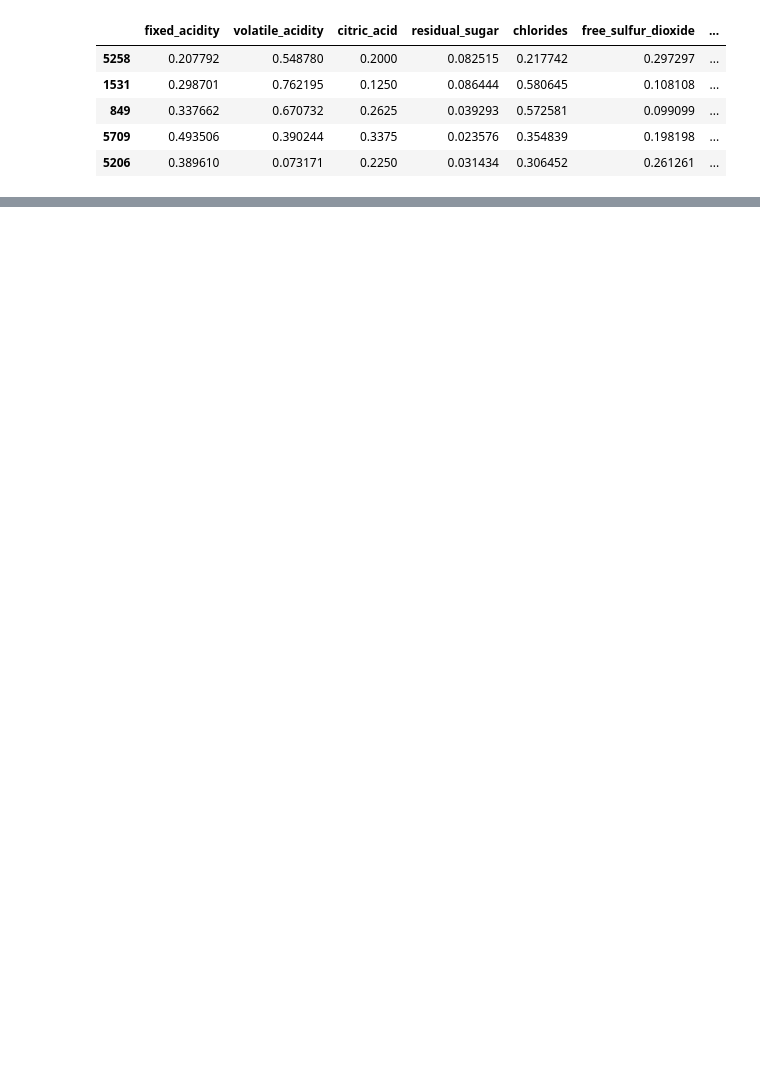
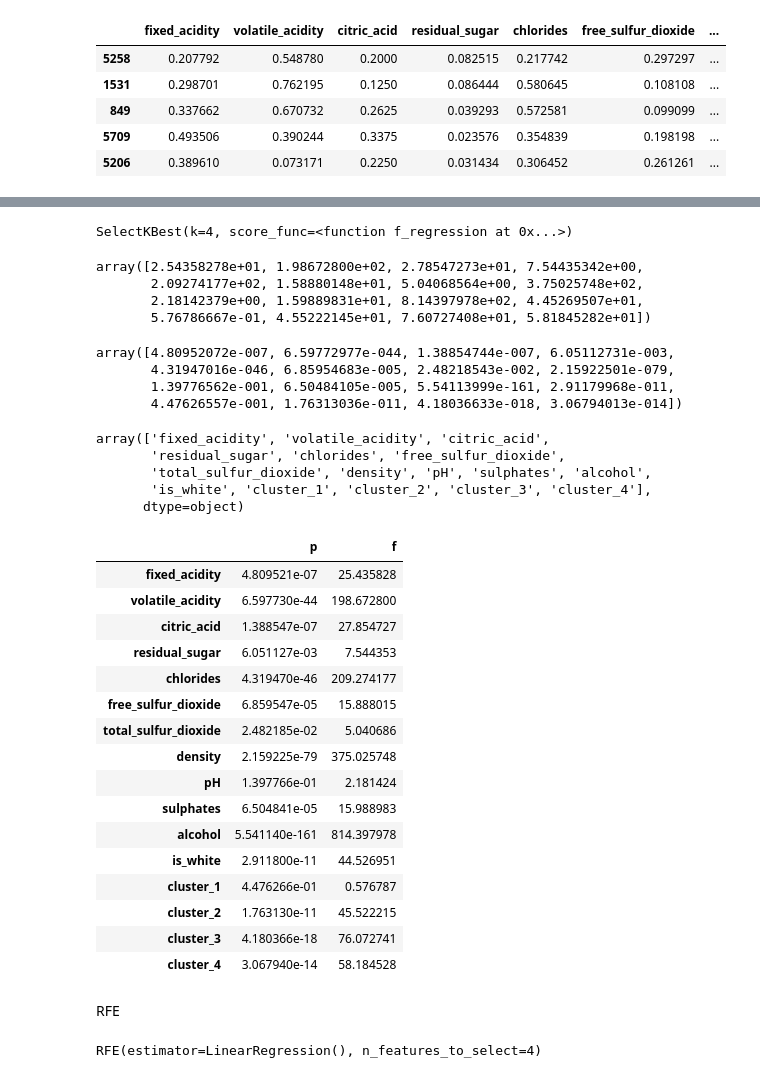
Before and after one commit to Wine-Clustering-Group-B/Clustering-Project, a Jupyter notebook: Nikki/D.modeling.ipynb, the cells around one changed output, grey strips where cells are left out. Drawn from its saved outputs; the diff is of its cells as text; code cells hidden in the pictures; blank space fills up the shorter version.

```diff
--- a/Nikki/D.modeling.ipynb
+++ b/Nikki/D.modeling.ipynb
@@ -327,0 +339,11 @@ T3['cluster_4'] = kmeans.predict(T4)
+# %%
+# split data into X_train and Y_train
+
+X_train = train.drop(columns = 'quality')
+y_train = train['quality']
+
+X_validate = validate.drop(columns= 'quality')
+y_validate = validate['quality']
+
+X_test = test.drop(columns = 'quality')
+y_train = train['quality']
@@ -327,0 +354,59 @@ T3['cluster_4'] = kmeans.predict(T4)
+# %%
+# MAKE the thing
+kbest = SelectKBest(f_regression, k=4)
+
+# FIT the thing
+kbest.fit(X_train, y_train)
+# %% [output]
+SelectKBest(k=4, score_func=<function f_regression at 0x...>)
+# %%
+# statiscal f-value / featurer's scores:
+kbest.scores_
+# %% [output]
+array([2.54358278e+01, 1.98672800e+02, 2.78547273e+01, 7.54435342e+00,
+       2.09274177e+02, 1.58880148e+01, 5.04068564e+00, 3.75025748e+02,
+       2.18142379e+00, 1.59889831e+01, 8.14397978e+02, 4.45269507e+01,
+       5.76786667e-01, 4.55222145e+01, 7.60727408e+01, 5.81845282e+01])
+# %%
+# p value:
+kbest.pvalues_
+# %% [output]
+array([4.80952072e-007, 6.59772977e-044, 1.38854744e-007, 6.05112731e-003,
+       4.31947016e-046, 6.85954683e-005, 2.48218543e-002, 2.15922501e-079,
+       1.39776562e-001, 6.50484105e-005, 5.54113999e-161, 2.91179968e-011,
+       4.47626557e-001, 1.76313036e-011, 4.18036633e-018, 3.06794013e-014])
+# %%
+# get the names of the features its looking at:
+kbest.feature_names_in_
+# %% [output]
+array(['fixed_acidity', 'volatile_acidity', 'citric_acid',
+       'residual_sugar', 'chlorides', 'free_sulfur_dioxide',
+       'total_sulfur_dioxide', 'density', 'pH', 'sulphates', 'alcohol',
+       'is_white', 'cluster_1', 'cluster_2', 'cluster_3', 'cluster_4'],
+      dtype=object)
+# %%
+# make it into a dataframe
+kbest_results = pd.DataFrame(
+                dict(p=kbest.pvalues_, f=kbest.scores_),
+                                        index = X_train.columns)
+kbest_results
+# %% [output]
+|  | p | f |
+| fixed_acidity | 4.809521e-07 | 25.435828 |
+| volatile_acidity | 6.597730e-44 | 198.672800 |
+| citric_acid | 1.388547e-07 | 27.854727 |
+| residual_sugar | 6.051127e-03 | 7.544353 |
+| chlorides | 4.319470e-46 | 209.274177 |
+| free_sulfur_dioxide | 6.859547e-05 | 15.888015 |
+| total_sulfur_dioxide | 2.482185e-02 | 5.040686 |
+| density | 2.159225e-79 | 375.025748 |
+| pH | 1.397766e-01 | 2.181424 |
+| sulphates | 6.504841e-05 | 15.988983 |
+| alcohol | 5.541140e-161 | 814.397978 |
+| is_white | 2.911800e-11 | 44.526951 |
+| cluster_1 | 4.476266e-01 | 0.576787 |
+| cluster_2 | 1.763130e-11 | 45.522215 |
+| cluster_3 | 4.180366e-18 | 76.072741 |
+| cluster_4 | 3.067940e-14 | 58.184528 |
+# %% [markdown]
+RFE
@@ -327,0 +415,8 @@ T3['cluster_4'] = kmeans.predict(T4)
+# %%
+# MAKE the thing
+rfe = RFE(model, n_features_to_select=4)
+
+# FIT the thing
+rfe.fit(X_train, y_train)
+# %% [output]
+RFE(estimator=LinearRegression(), n_features_to_select=4)
```
Also changed, not shown: parts of 19 cells of this notebook, 4 other files.
